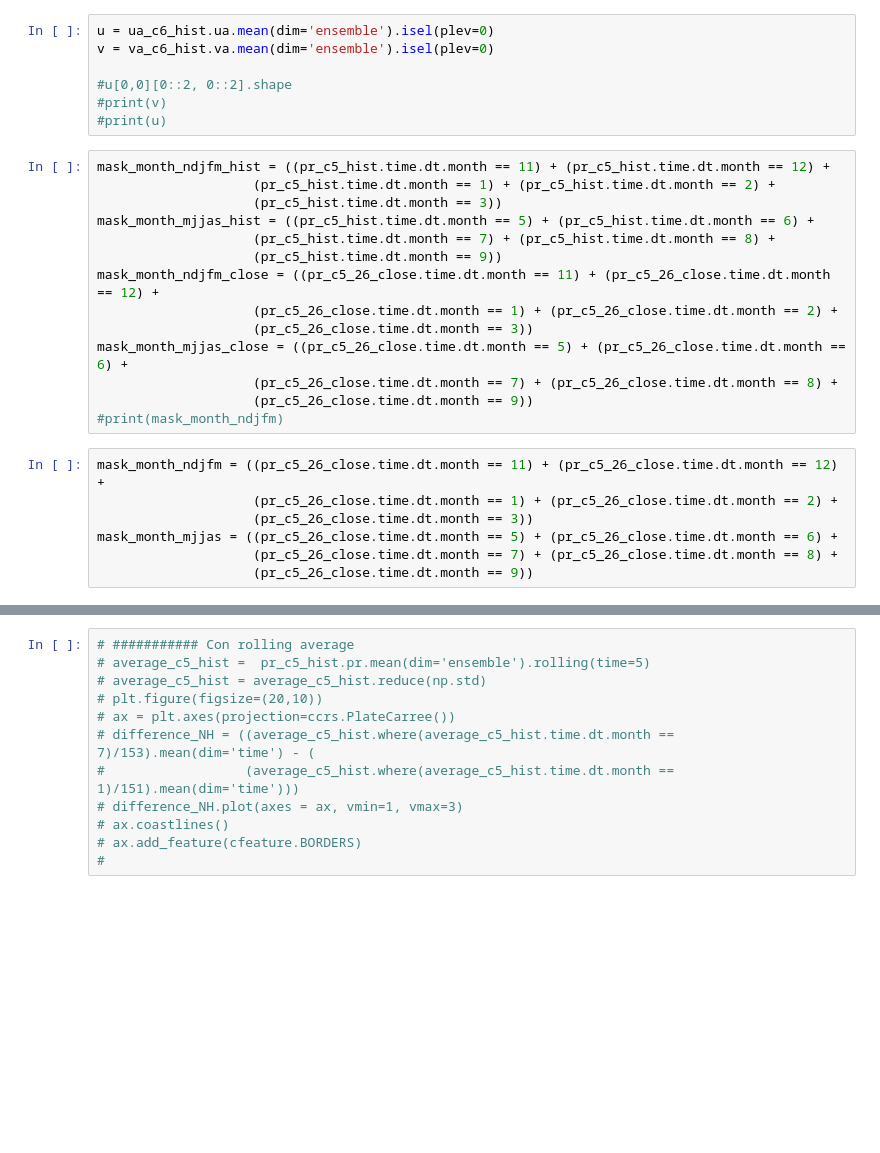
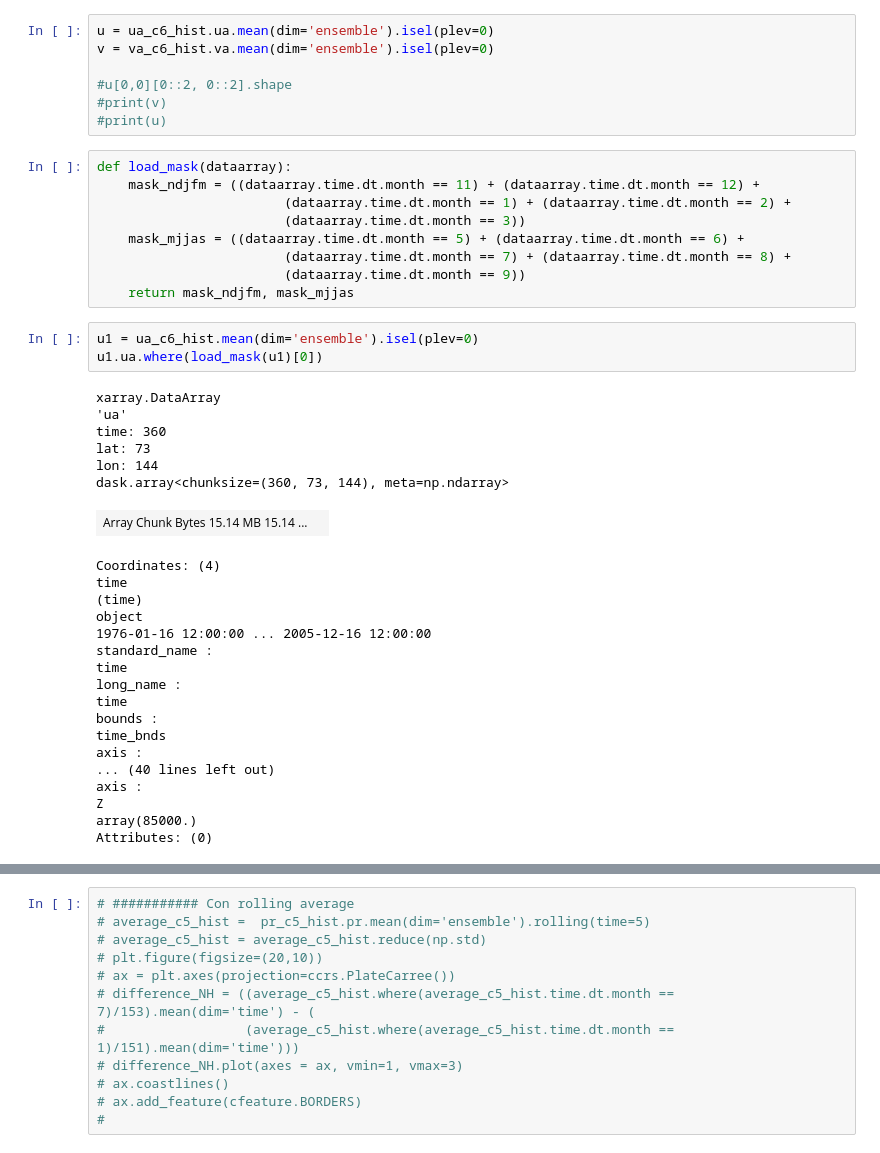
Before and after one commit to blychs/climatologia_fisica, a Jupyter notebook: practica2.ipynb, the cells around one changed output, grey strips where cells are left out. Saved outputs shown, nothing was run; the diff lists cells and outputs as text; blank space fills up the shorter version.

```diff
--- a/practica2.ipynb
+++ b/practica2.ipynb
@@ -68,26 +68,42 @@ v = va_c6_hist.va.mean(dim='ensemble').isel(plev=0)
 #print(v)
 #print(u)
 # %%
-mask_month_ndjfm_hist = ((pr_c5_hist.time.dt.month == 11) + (pr_c5_hist.time.dt.month == 12) +
-                    (pr_c5_hist.time.dt.month == 1) + (pr_c5_hist.time.dt.month == 2) +
-                    (pr_c5_hist.time.dt.month == 3))
-mask_month_mjjas_hist = ((pr_c5_hist.time.dt.month == 5) + (pr_c5_hist.time.dt.month == 6) +
-                    (pr_c5_hist.time.dt.month == 7) + (pr_c5_hist.time.dt.month == 8) +
-                    (pr_c5_hist.time.dt.month == 9))
-mask_month_ndjfm_close = ((pr_c5_26_close.time.dt.month == 11) + (pr_c5_26_close.time.dt.month == 12) +
-                    (pr_c5_26_close.time.dt.month == 1) + (pr_c5_26_close.time.dt.month == 2) +
-                    (pr_c5_26_close.time.dt.month == 3))
-mask_month_mjjas_close = ((pr_c5_26_close.time.dt.month == 5) + (pr_c5_26_close.time.dt.month == 6) +
-                    (pr_c5_26_close.time.dt.month == 7) + (pr_c5_26_close.time.dt.month == 8) +
-                    (pr_c5_26_close.time.dt.month == 9))
-#print(mask_month_ndjfm)
+def load_mask(dataarray):
+    mask_ndjfm = ((dataarray.time.dt.month == 11) + (dataarray.time.dt.month == 12) +
+                        (dataarray.time.dt.month == 1) + (dataarray.time.dt.month == 2) +
+                        (dataarray.time.dt.month == 3))
+    mask_mjjas = ((dataarray.time.dt.month == 5) + (dataarray.time.dt.month == 6) +
+                        (dataarray.time.dt.month == 7) + (dataarray.time.dt.month == 8) +
+                        (dataarray.time.dt.month == 9))
+    return mask_ndjfm, mask_mjjas
-# %%
-mask_month_ndjfm = ((pr_c5_26_close.time.dt.month == 11) + (pr_c5_26_close.time.dt.month == 12) +
-                    (pr_c5_26_close.time.dt.month == 1) + (pr_c5_26_close.time.dt.month == 2) +
-                    (pr_c5_26_close.time.dt.month == 3))
-mask_month_mjjas = ((pr_c5_26_close.time.dt.month == 5) + (pr_c5_26_close.time.dt.month == 6) +
-                    (pr_c5_26_close.time.dt.month == 7) + (pr_c5_26_close.time.dt.month == 8) +
-                    (pr_c5_26_close.time.dt.month == 9))
+# %%
+u1 = ua_c6_hist.mean(dim='ensemble').isel(plev=0)
+u1.ua.where(load_mask(u1)[0])
+# %% [output]
+xarray.DataArray
+'ua'
+time: 360
+lat: 73
+lon: 144
+dask.array<chunksize=(360, 73, 144), meta=np.ndarray>
+| Array Chunk Bytes 15.14 MB 15.14 ... |  |
+Coordinates: (4)
+time
+(time)
+object
+1976-01-16 12:00:00 ... 2005-12-16 12:00:00
+standard_name :
+time
+long_name :
+time
+bounds :
+time_bnds
+axis :
+... (40 lines left out)
+axis :
+Z
+array(85000.)
+Attributes: (0)
 # %%
 def set_monsoon_area(dataarray, method='IPCC', hemisphere='SH'):
     if method == 'IPCC':
```
Also changed, not shown: parts of 5 cells of this notebook.
